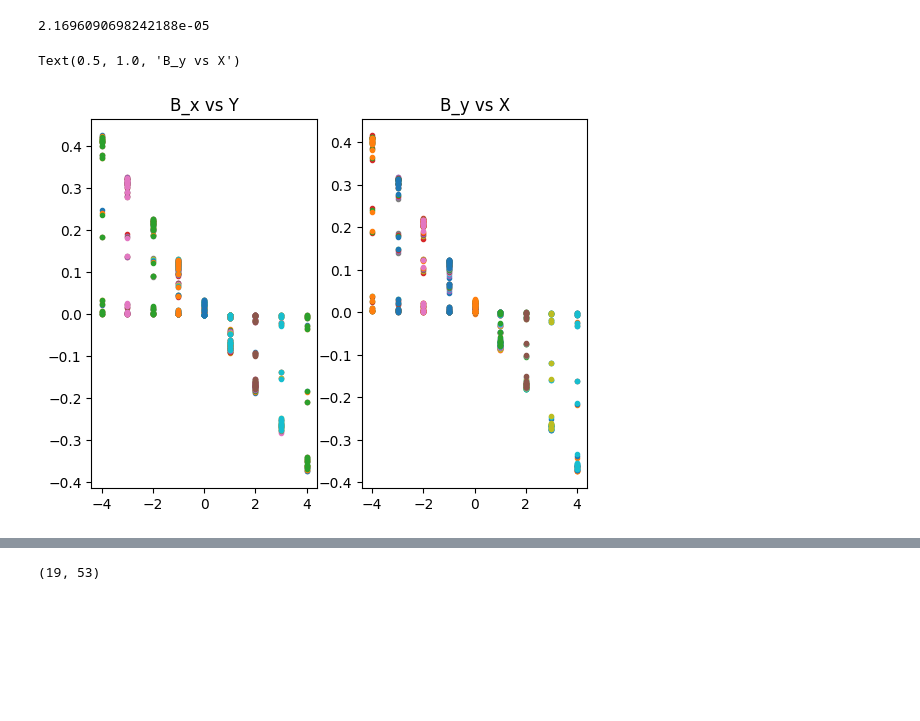
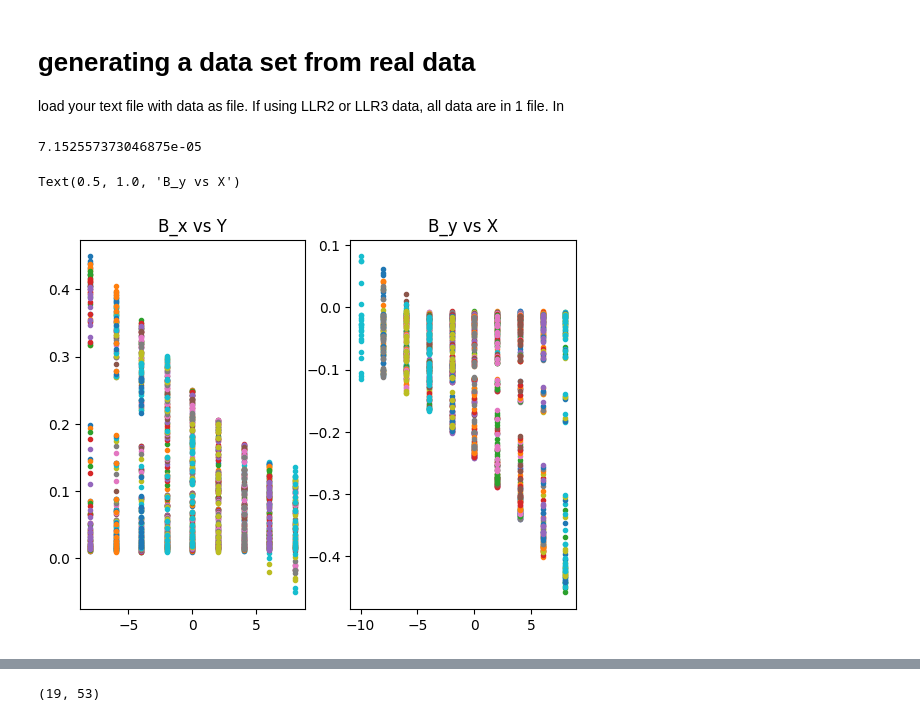
Before and after one commit to mvranovsky/Focusing-And-Deflecting-Devices, a Jupyter notebook: ASTRA/generateFM/generateFieldMap.ipynb, the cells around one changed output, grey strips where cells are left out. Saved outputs shown, nothing was run; the diff lists cells and outputs as text; code cells hidden in the pictures; blank space fills up the shorter version.

```diff
--- a/ASTRA/generateFM/generateFieldMap.ipynb
+++ b/ASTRA/generateFM/generateFieldMap.ipynb
@@ -8,11 +10,16 @@ from mpl_toolkits.mplot3d import Axes3D
+# %% [markdown]
+# generating a data set from real data
+load your text file with data as file. If using LLR2 or LLR3 data, all data are in 1 file. In
 # %%
+
 
 
 start=time.time()
 end = time.time()
 print(end-start)
 
-file = 'PMQLLR02_2021_11_15_14.27.txt'
+#file = 'PMQLLR02_2021_11_15_14.27.txt'
+file = 'PQMLLR3_2021_09_30.txt'
 #file = '/Users/sumitnayak/Downloads/Datasets_QPM/QPMLLR01_SNAR_1-1.5-3_data2023_07_17_09.47.txt'
 
 data = np.genfromtxt(file)
@@ -20,32 +27,32 @@ data = np.genfromtxt(file)
 x_local= data[0:,5]
 y_local= data[0:,6]
 z_local= data[0:,7]
 B_x = data[0:,8]
 B_y = data[0:,9]
 B_z = data[0:,10]
 
 step=len(np.unique(z_local)) #----------> number after which Z values repeated / number of diff Z position
 num=len(x_local) #-------------->Total Number of data points for a single parameter
 
 #----------------------- Value at different fixed Z values -------------------
 
 x_local_Z = [x_local[j:num:step]  for j in range(step)]
 y_local_Z = [y_local[j:num:step]  for j in range(step)]
 z_local_Z = [z_local[j:num:step]  for j in range(step)]
 Bx_Z = [B_x[j:num:step]  for j in range(step)]
 By_Z = [B_y[j:num:step]  for j in range(step)]
 Bz_Z = [B_z[j:num:step]  for j in range(step)]
 
 z_local_val= np.unique(z_local)
 #print(z_local_val.shape)
 
 plt.subplot(1,2,1)
 plt.plot(y_local_Z,Bx_Z,'.')
 plt.title('B_x vs Y')
 plt.subplot(1,2,2)
 plt.plot(x_local_Z,By_Z,'.')
 plt.title('B_y vs X')
 # %% [output]
-2.1696090698242188e-05
+7.152557373046875e-05
 Text(0.5, 1.0, 'B_y vs X')
-[figure, old version]
+[figure, new version]
```
Also changed, not shown: parts of 15 cells of this notebook, 15 other files.
